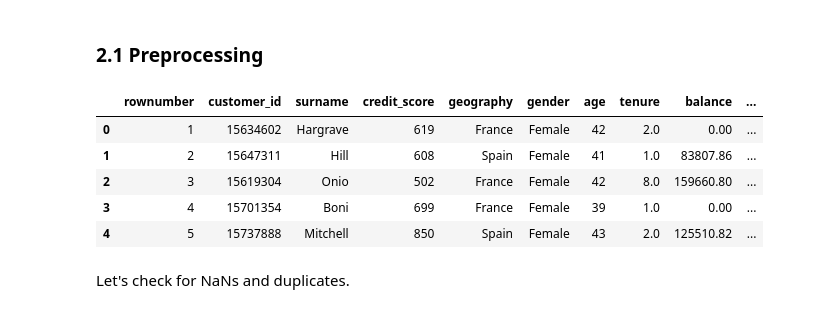
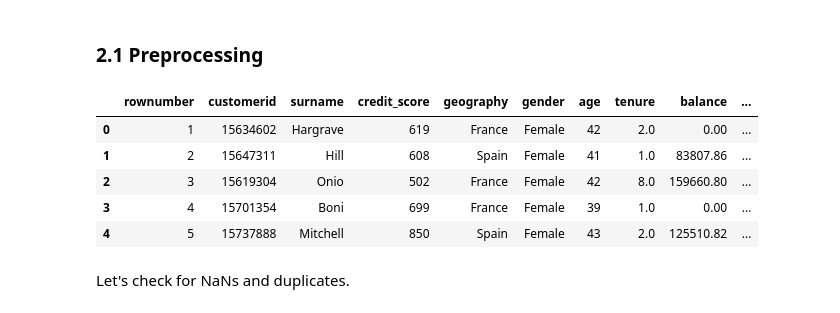
Before and after one commit to Vyncent-vdW/sprint_eight_supervised_learning, a Jupyter notebook: sprint_eight_supervised_learning_nb.ipynb, the cells around one changed output. Cells and saved outputs as stored; diff of their text form; code cells hidden in the pictures.

```diff
--- a/sprint_eight_supervised_learning_nb.ipynb
+++ b/sprint_eight_supervised_learning_nb.ipynb
@@ -82,15 +81,15 @@ Now let's clean the data. Right off the bat I see that all of the column names a
 ### 2.1 Preprocessing
 # %%
 df.columns = df.columns.str.lower()
-df = df.rename(columns={'customerid': 'customer_id',
-                        'creditscore': 'credit_score',
+df = df.rename(columns={'creditscore': 'credit_score',
                         'numofproducts': 'num_of_products',
                         'hascrcard': 'has_credit_card',
                         'isactivemember': 'is_active_member',
                         'estimatedsalary': 'estimated_salary'})
+df = df.reset_index(drop=True)
 display(df.head())
 # %% [output]
-|  | rownumber | customer_id | surname | credit_score | geography | gender | age | tenure | balance | ... |
+|  | rownumber | customerid | surname | credit_score | geography | gender | age | tenure | balance | ... |
 | 0 | 1 | 15634602 | Hargrave | 619 | France | Female | 42 | 2.0 | 0.00 | ... |
 | 1 | 2 | 15647311 | Hill | 608 | Spain | Female | 41 | 1.0 | 83807.86 | ... |
 | 2 | 3 | 15619304 | Onio | 502 | France | Female | 42 | 8.0 | 159660.80 | ... |
```
Also changed, not shown: parts of 12 cells of this notebook.
